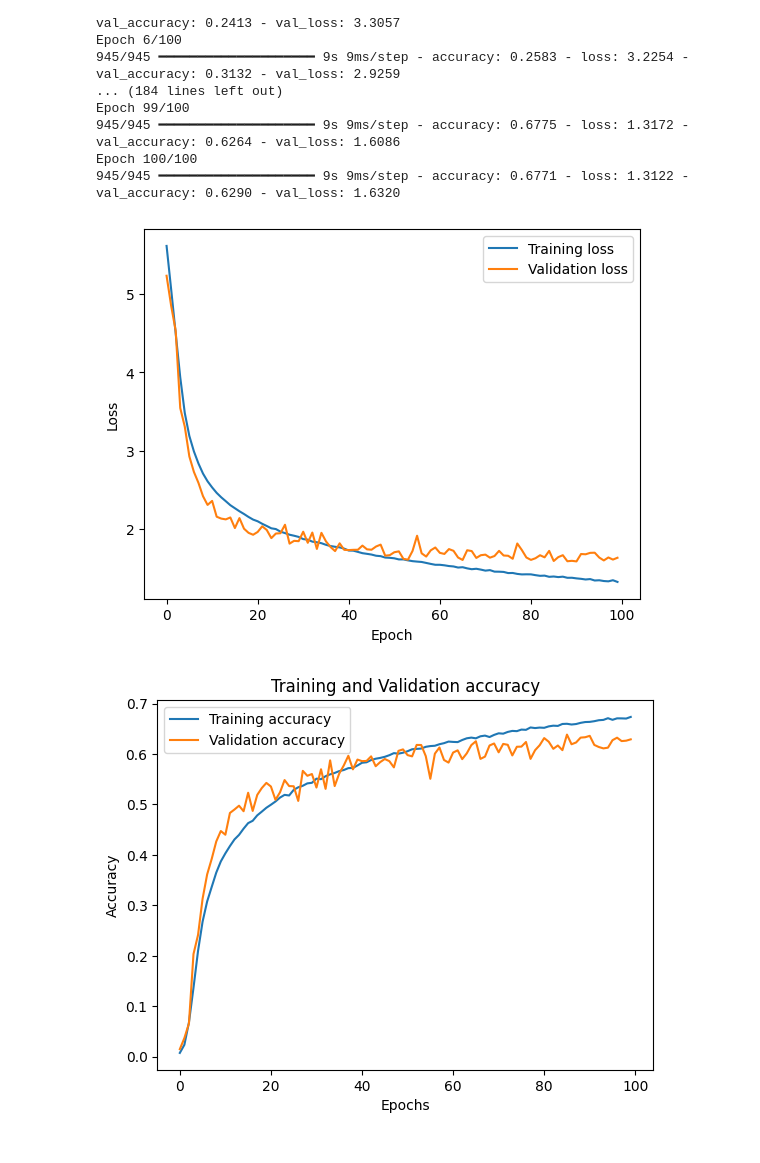
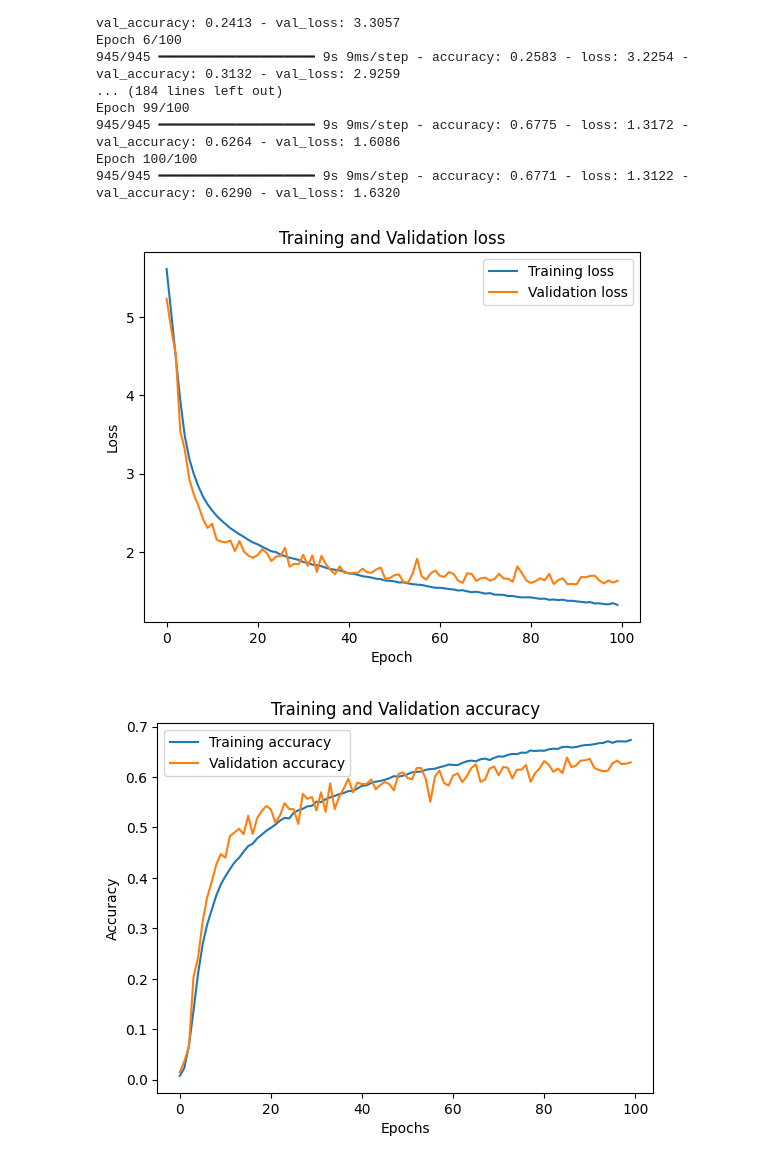
Before and after one commit to Alexandre-Duval/Sign-Language-Recognition, a Jupyter notebook: Modelling.ipynb, the cells around one changed output. Saved outputs shown, nothing was run; the diff lists cells and outputs as text; code cells hidden in the pictures.

```diff
--- a/Modelling.ipynb
+++ b/Modelling.ipynb
@@ -213,15 +208,15 @@ Epoch 100/100
 # %%
 history_df = pd.DataFrame(history.history)
 
-# Plot the training and validation loss
 plt.plot(history_df['loss'], label='Training loss')
 plt.plot(history_df['val_loss'], label='Validation loss')
+plt.title("Training and Validation loss")
 plt.xlabel('Epoch')
 plt.ylabel('Loss')
 plt.legend()
 plt.show()
 # %% [output]
-[figure, old version]
+[figure, new version]
 # %%
 history_df = pd.DataFrame(history.history)
 
```
Also changed, not shown: parts of 2 cells of this notebook.
